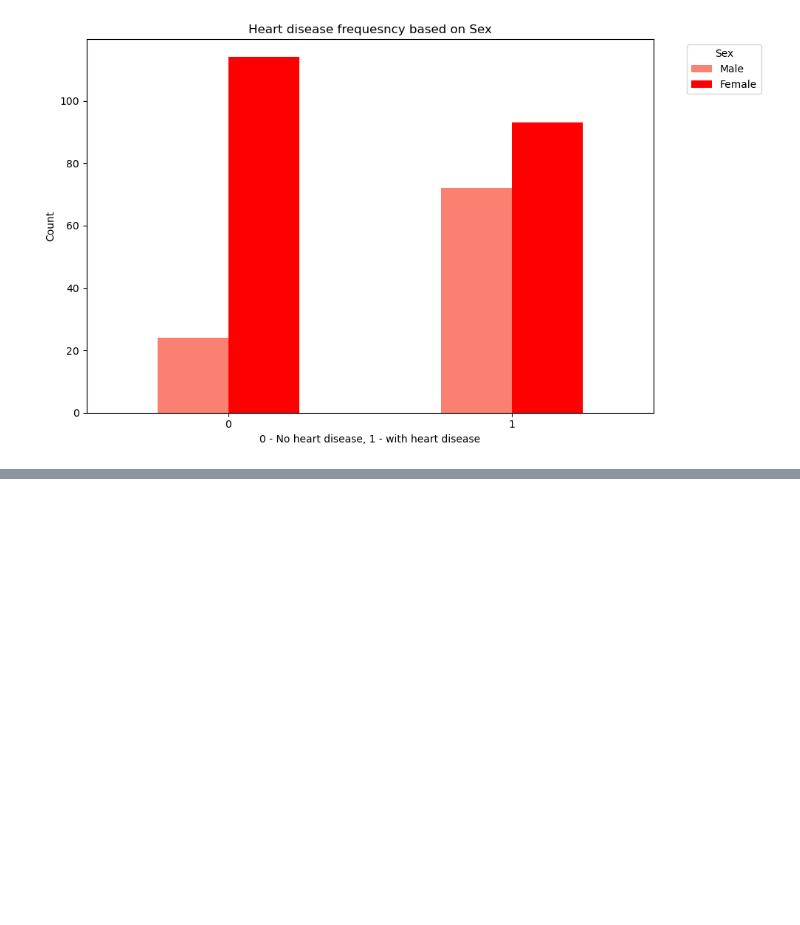
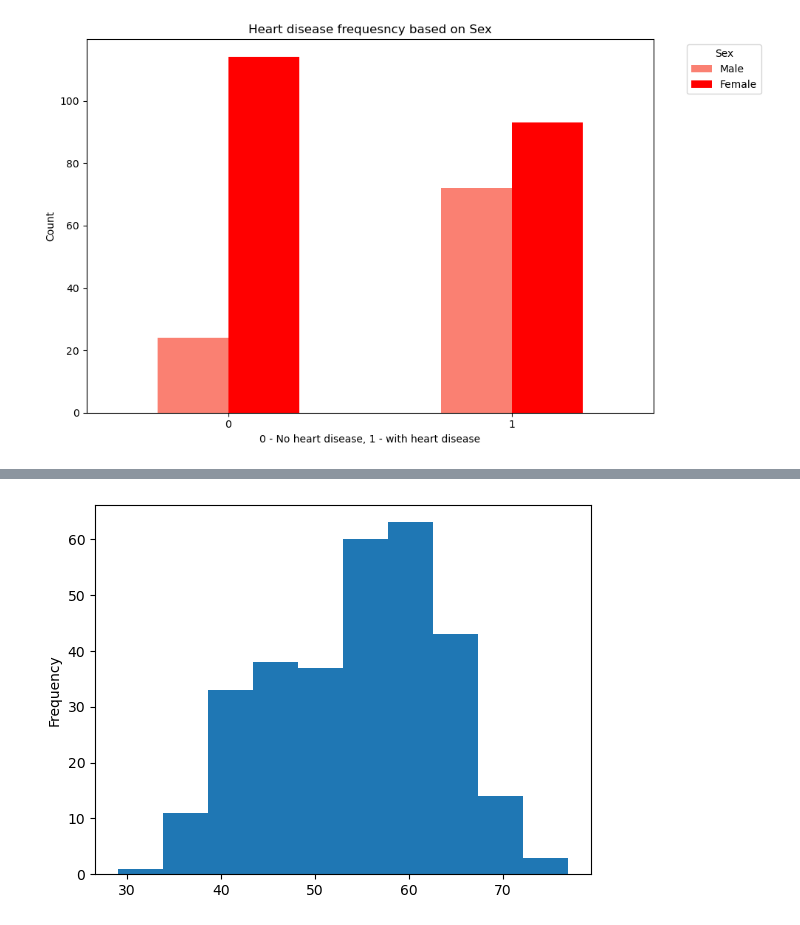
Before and after one commit to pauljohnfigueroa/ml-heart-disease-project, a Jupyter notebook: End-to-end-heart-disease-classification.ipynb, the cells around one changed output, grey strips where cells are left out. Cells and saved outputs as stored; diff of their text form; code cells hidden in the pictures; blank space fills up the shorter version.

```diff
--- a/End-to-end-heart-disease-classification.ipynb
+++ b/End-to-end-heart-disease-classification.ipynb
@@ -215,0 +225,5 @@ plt.show()
+# %%
+# Check the distribution of age using a histogram
+df.age.plot.hist();
+# %% [output]
+[figure, added]
```
Also changed, not shown: parts of 5 cells of this notebook.
